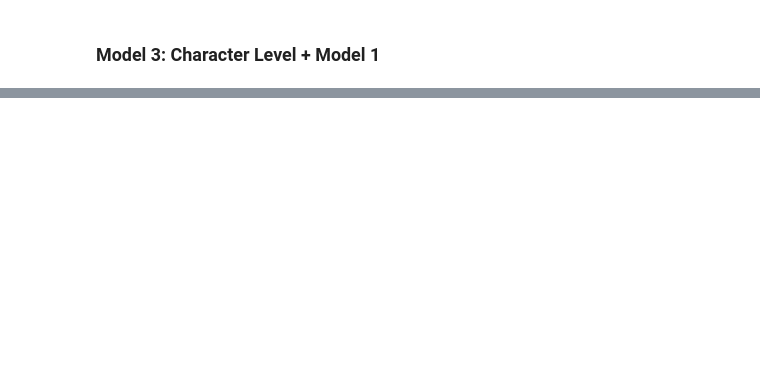
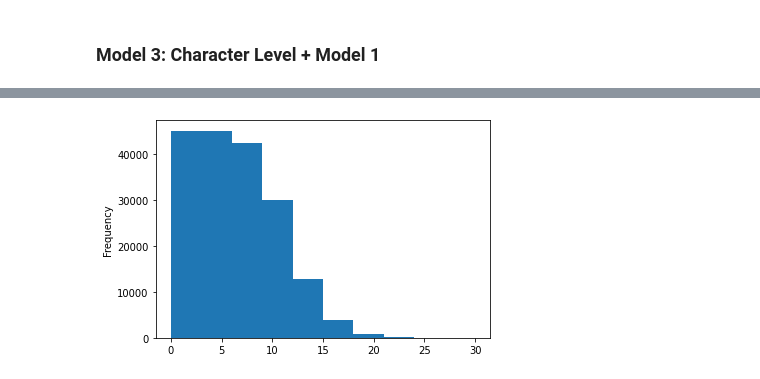
Before and after one commit to vbgupta/Tensorflow-Developer-Cert, a Jupyter notebook: src/notebooks/nlp/skimlit.ipynb, the cells around one changed output, grey strips where cells are left out. Drawn from its saved outputs; the diff is of its cells as text; code cells hidden in the pictures; blank space fills up the shorter version.

```diff
--- a/src/notebooks/nlp/skimlit.ipynb
+++ b/src/notebooks/nlp/skimlit.ipynb
@@ -450,0 +690,5 @@ model_2_results
+# %%
+# Check the distribution of line number
+train_df.line_number.plot.hist();
+# %% [output]
+[figure, added]
```
Also changed, not shown: parts of 54 cells of this notebook, 5 other files.
